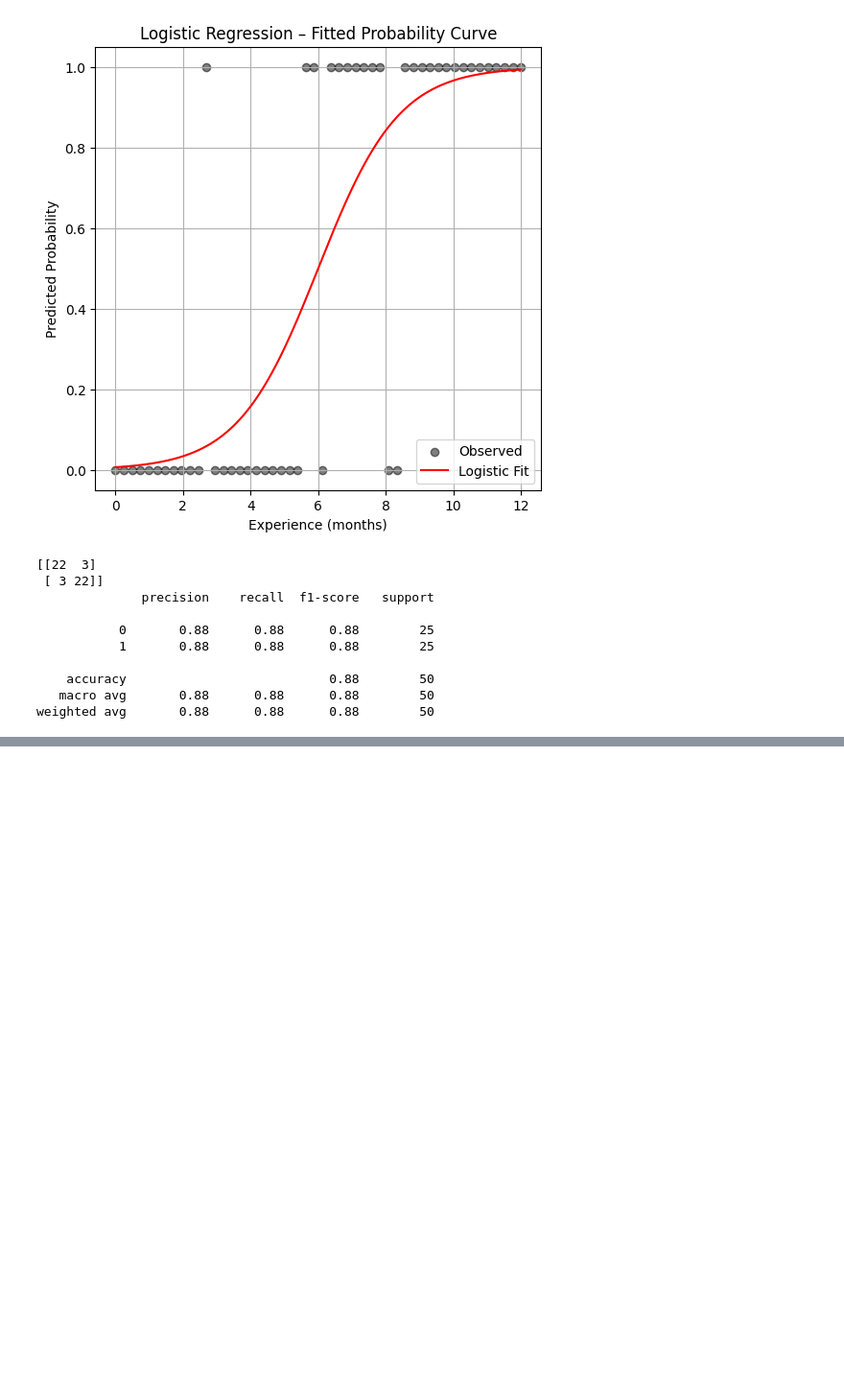
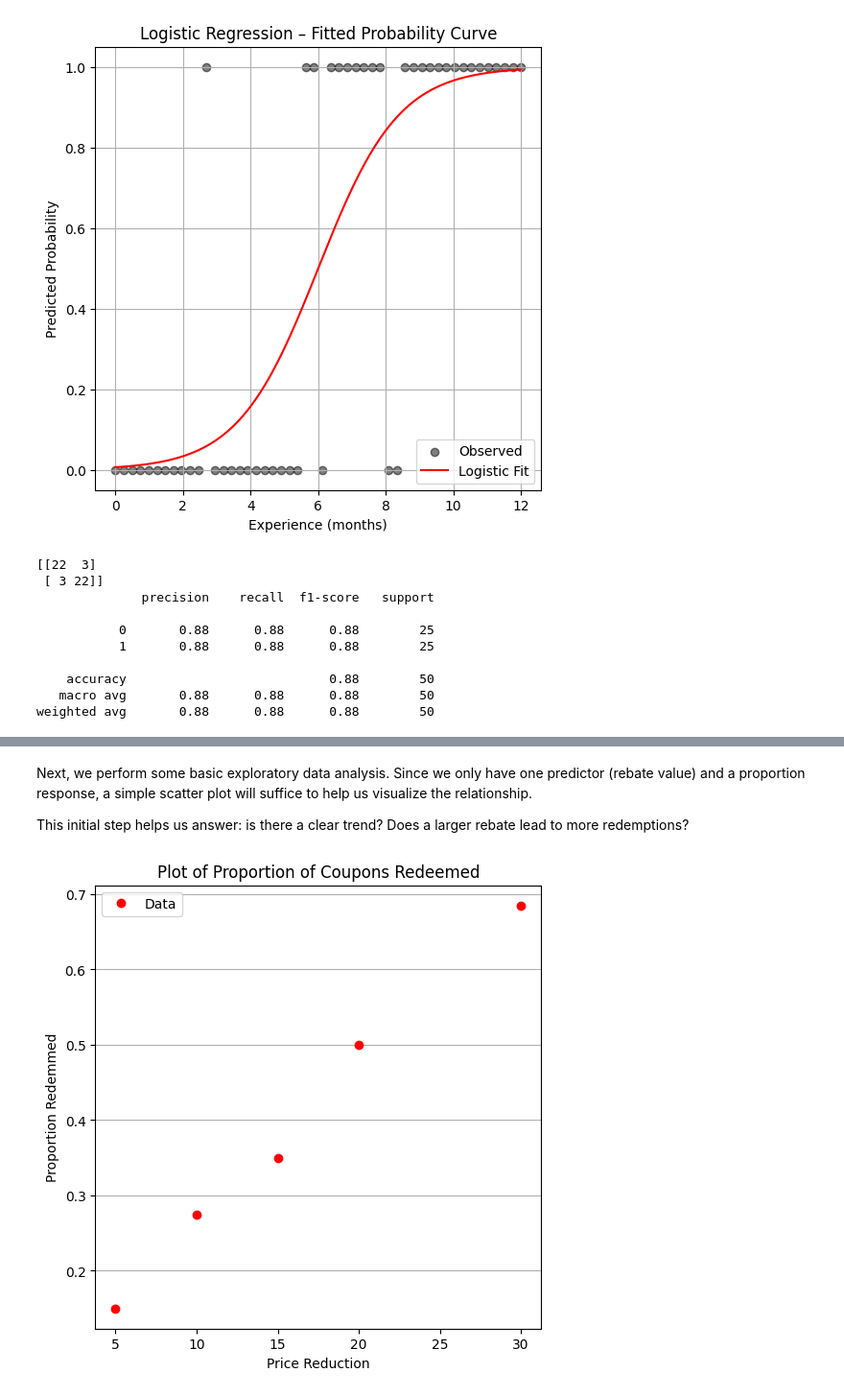
Before and after one commit to dustykat/ce-5319-webroot, a Jupyter notebook: MLBE4CE/_build/html/_sources/chapters/06-logisticregression/logisticregression.ipynb, the cells around one changed output, grey strips where cells are left out. Shown at 96% size. Saved outputs shown, nothing was run; the diff lists cells and outputs as text; code cells hidden in the pictures; blank space fills up the shorter version.

```diff
--- a/MLBE4CE/_build/html/_sources/chapters/06-logisticregression/logisticregression.ipynb
+++ b/MLBE4CE/_build/html/_sources/chapters/06-logisticregression/logisticregression.ipynb
@@ -545,0 +592,43 @@ weighted avg       0.88      0.88      0.88        50
+# %%
+%reset -f
+# Load The Data
+level = [1,2,3,4,5]
+reduction = [5,10,15,20,30]
+participants = [200,200,200,200,200]
+redeemed = [30,55,70,100,137]
+proportion = [0 for i in range(len(level))]
+for i in range(len(proportion)):
+    proportion[i]=redeemed[i]/participants[i]
+# %% [markdown]
+Next, we perform some basic exploratory data analysis. Since we only have one predictor (rebate value) and a proportion response, a simple scatter plot will suffice to help us visualize the relationship.
+
+This initial step helps us answer: is there a clear trend? Does a larger rebate lead to more redemptions?
+# %%
+import matplotlib.pyplot as plt
+def make1plot(listx1,listy1,strlablx,strlably,strtitle):
+    mydata = plt.figure(figsize = (6,6)) # build a square drawing canvass from figure class
+    plt.plot(listx1,listy1, c='red', marker='o',linewidth=0) # basic data plot
+    plt.xlabel(strlablx)
+    plt.ylabel(strlably)
+    plt.legend(['Data','Model'])# modify for argument insertion
+    plt.title(strtitle)
+    plt.grid(axis='y')
+    plt.show()
+
+def make2plot(listx1,listy1,listx2,listy2,strlablx,strlably,strtitle):
+    mydata = plt.figure(figsize = (6,6)) # build a square drawing canvass from figure class
+    plt.plot(listx1,listy1, c='red', marker='v',linewidth=0) # basic data plot
+    plt.plot(listx2,listy2, c='blue',linewidth=1) # basic model plot
+    plt.grid(which='both',axis='both')
+    plt.xlabel(strlablx)
+    plt.ylabel(strlably)
+    plt.legend(['Data','Model'])# modify for argument insertion
+    plt.title(strtitle)
+    plt.grid(axis='y')
+    plt.show()
+
+%matplotlib inline
+# %%
+make1plot(reduction,proportion,'Price Reduction','Proportion Redemmed','Plot of Proportion of Coupons Redeemed')
+# %% [output]
+[figure, added]
```
Also changed, not shown: parts of 107 cells of this notebook, 48 other files.
